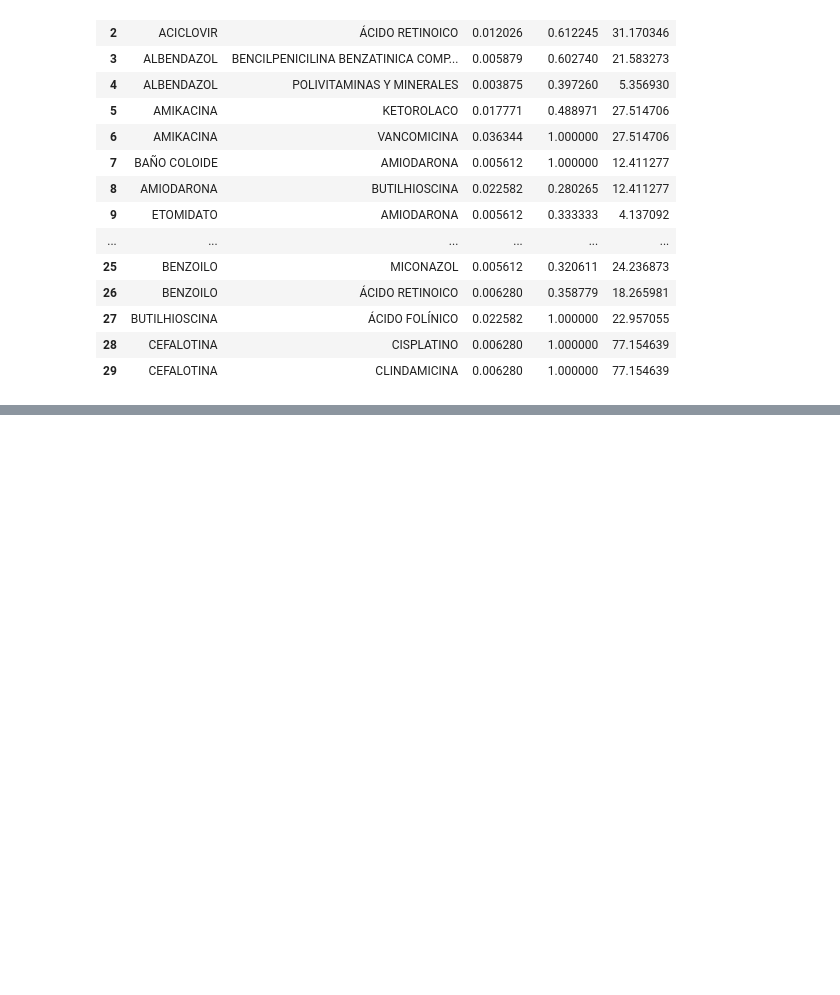
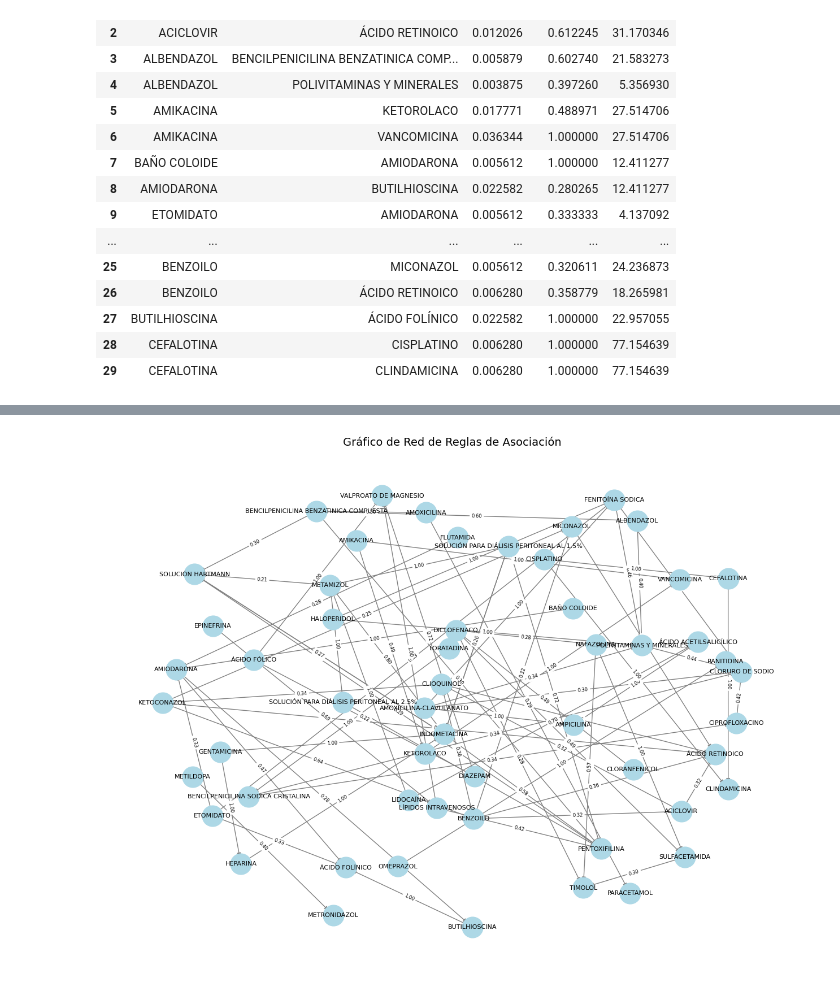
Before and after one commit to Yenreh/LabApyoriDataScience, a Jupyter notebook: Notebook.ipynb, the cells around one changed output, grey strips where cells are left out. Saved outputs shown, nothing was run; the diff lists cells and outputs as text; code cells hidden in the pictures; blank space fills up the shorter version.

```diff
--- a/Notebook.ipynb
+++ b/Notebook.ipynb
@@ -113,0 +189,31 @@ output_DataFrame.head(30)
+# %%
+# Crear un grafo
+G = nx.DiGraph()
+
+# Agregar nodos y conexiones con pesos basados en la confianza
+for _, row in output_DataFrame.iterrows():
+    G.add_edge(
+        row['Left_Hand_Side'],
+        row['Right_Hand_Side'],
+        weight=row['Confidence']
+    )
+
+# Dibujar el grafo
+plt.figure(figsize=(16, 12))
+pos = nx.spring_layout(G, k=0.5, iterations=20)
+edges = G.edges(data=True)
+
+# Dibujar nodos y etiquetas con tamaño reducido
+nx.draw_networkx_nodes(G, pos, node_size=700, node_color='lightblue')
+nx.draw_networkx_labels(G, pos, font_size=8)  # Reducir tamaño de las etiquetas
+
+# Dibujar aristas con pesos basados en la confianza
+nx.draw_networkx_edges(G, pos, edgelist=edges, edge_color='gray')
+nx.draw_networkx_edge_labels(G, pos, edge_labels={(u, v): f"{d['weight']:.2f}" for u, v, d in edges}, font_size=6)
+
+plt.title("Gráfico de Red de Reglas de Asociación", fontsize=14)  # Ajustar tamaño del título
+plt.axis('off')
+plt.savefig("grafico_red.png", dpi=300, bbox_inches='tight')  # Guardar imagen
+plt.show()
+# %% [output]
+[figure, added]
```
Also changed, not shown: parts of 16 cells of this notebook, 3 other files.
